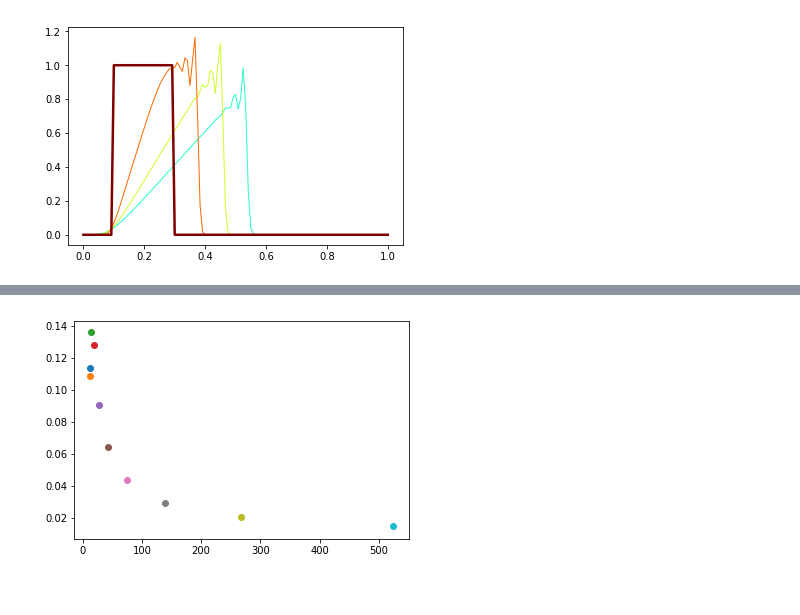
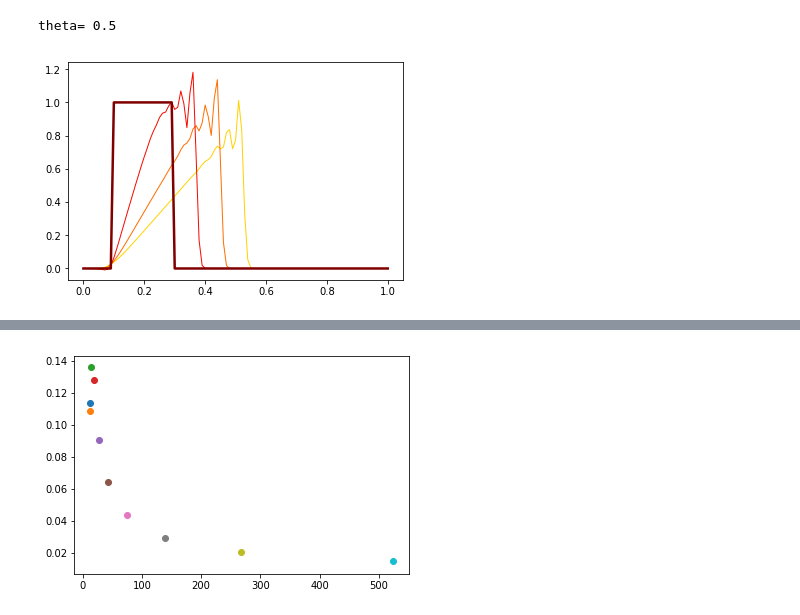
Before and after one commit to James14641/testfolder, a Jupyter notebook: Burgers_Current.ipynb, the cells around one changed output, grey strips where cells are left out. Saved outputs shown, nothing was run; the diff lists cells and outputs as text; code cells hidden in the pictures.

```diff
--- a/Burgers_Current.ipynb
+++ b/Burgers_Current.ipynb
@@ -229,6 +229,7 @@ def lax_newton_method(X, nx, nt, Tfinal, u, mu, theta=0.5):
     return X
 # %%
 import numpy as np
+import math as math
 import matplotlib.pyplot as plt
 
 def Main(nx ,nt ,Tfinal ,u ,mu, method, theta = 0.5):
@@ -266,8 +267,9 @@ def Plotting(X,nx,nt):
 ### Extraction of time steps for plotting ###
     x = np.linspace(0,1,nx)
     cmap = plt.get_cmap('jet_r')
-    N = 1000
-    for i in range(0,nt,200):
+    N = nt*3
+    NN = math.floor(nt/3)-1
+    for i in range(0,nt,NN):
         y = X[i,:]
         color = cmap(float(i)/N)
         lw = 2.5 if i==0 else 1
@@ -295,5 +297,6 @@ theta= 0.5
 # %%
-X = Main(121,601,0.5,1,0.001,"lax_picard",0)
-Plotting(X,121,601)
+X = Main(101,51,0.5,1,0.001,"lax_newton",0.5)
+Plotting(X,101,51)
 # %% [output]
+theta= 0.5
-[figure, old version]
+[figure, new version]
```
Also changed, not shown: parts of 5 cells of this notebook, 6 other files.
